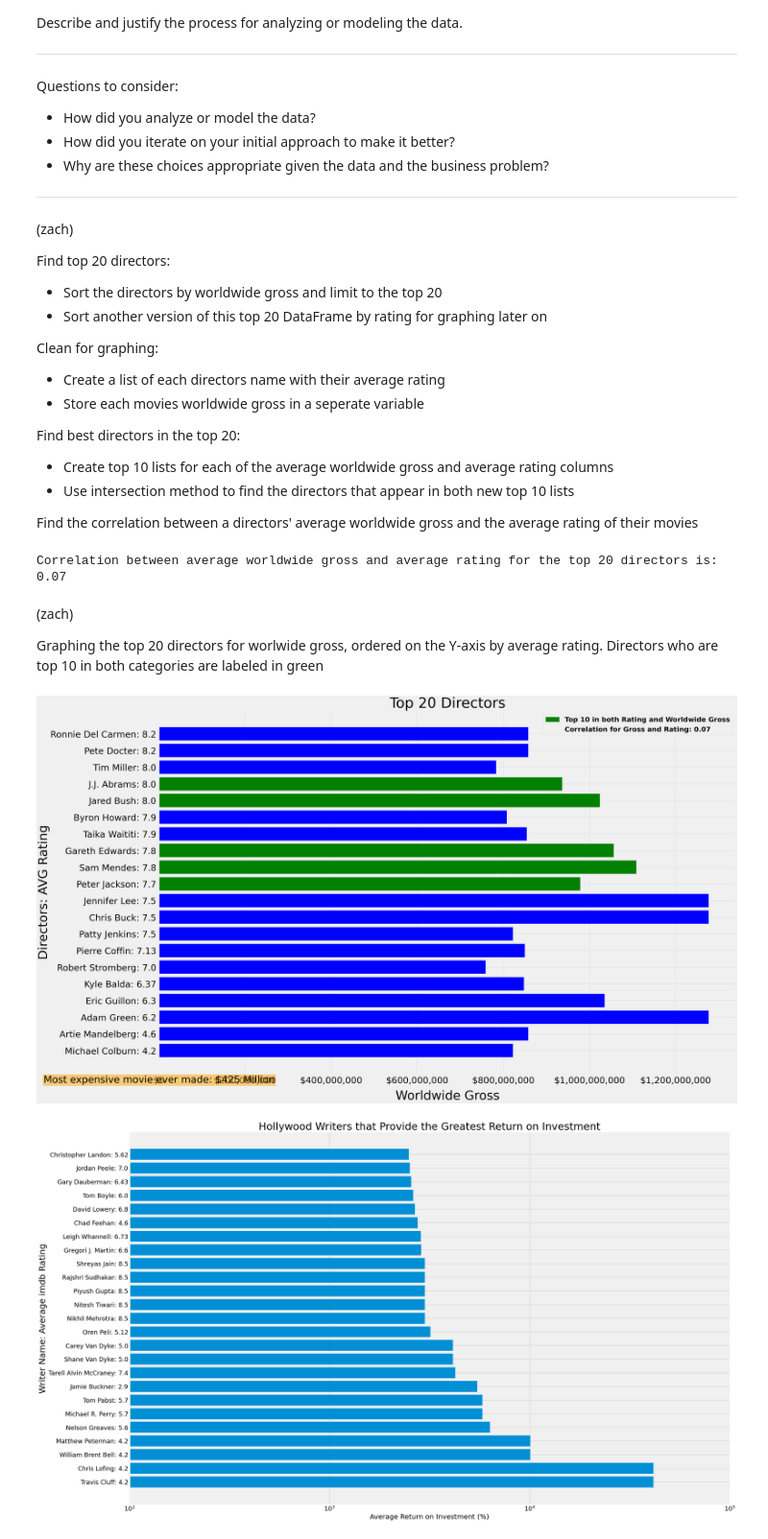
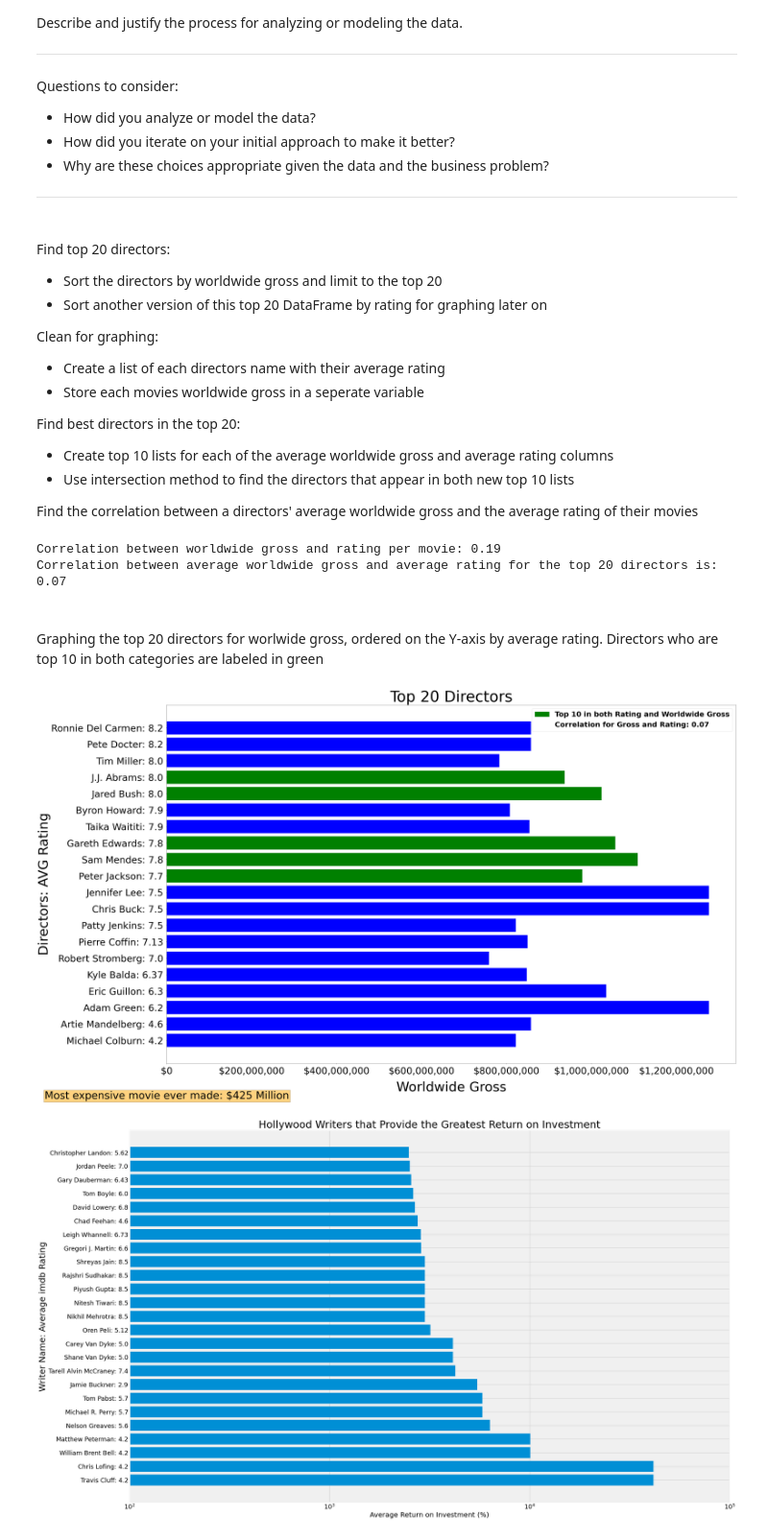
Before and after one commit to zach-hanly/microsoft_movie_project, a Jupyter notebook: master_notebook.ipynb, the cells around one changed output. Shown at 96% size. Cells and saved outputs as stored; diff of their text form; code cells hidden in the pictures.

Commit message:
update master_notebook with extra correlation

```diff
--- a/master_notebook.ipynb
+++ b/master_notebook.ipynb
@@ -160,7 +160,7 @@ Questions to consider:
 # %%
 # Here you run your code to model the data
 # %% [markdown]
-(zach)
+<br>
 
 Find top 20 directors:
 - Sort the directors by worldwide gross and limit to the top 20
@@ -193,10 +193,12 @@ top_grossed = top20_directors.worldwide_gross[:10].index
 top_directors = top_rated.intersection(top_grossed)
 
 # correlation
-corr = round(top20_directors.corr().iloc[0][1], 2)
-print()
-print(f'Correlation between average worldwide gross and average rating for the top 20 directors is: {corr}')
+corr_per_director = round(top20_directors.corr().iloc[0][1], 2)
+corr_per_movie = dropped[['averagerating', 'worldwide_gross']].corr().iloc[0][1].round(2)
+print(f'Correlation between worldwide gross and rating per movie: {corr_per_movie}')
+print(f'Correlation between average worldwide gross and average rating for the top 20 directors is: {corr_per_director}')
 # %% [output]
+Correlation between worldwide gross and rating per movie: 0.19
 Correlation between average worldwide gross and average rating for the top 20 directors is: 0.07
 # %%
 #find top writers based on Return on Investment
@@ -207,7 +209,7 @@ wnames = writers_plot.index
 wratings = writers_plot.averagerating.values.round(2)
 wnames_wrating = [x+': '+str(y) for x,y in zip(wnames,wratings)]
 # %% [markdown]
-(zach)
+<br>
 
 Graphing the top 20 directors for worlwide gross, ordered on the Y-axis by average rating. Directors who are top 10 in both categories are labeled in green
 # %%
@@ -218,35 +220,35 @@ plt.subplots_adjust(left=0.2)
 bin_colors = ['b' if x not in top_directors else 'g' for x in top20_dir_by_rating.index]
 
 # Bar chart
 ax.barh(names_with_rating, gross, color=bin_colors)
 ax.set_title('Top 20 Directors', size=80)
 
 # Y-axis
 ax.set_ylabel('Directors: AVG Rating', size=70)
 ax.set_yticks(list(range(0,20)))
 ax.set_yticklabels(names_with_rating, size=50)
 
 # X-axis
 ax.set_xlabel('Worldwide Gross', size=70)
 ax.xaxis.labelpad = 30
 x_ticks = [0,200000000, 400000000, 600000000, 800000000, 1000000000, 1200000000]
 x_lables = ['$0', '$200,000,000', '$400,000,000', '$600,000,000', \
             '$800,000,000', '$1,000,000,000', '$1,200,000,000']
 ax.set_xticks(x_ticks)
 ax.set_xticklabels(x_lables, size=50)
 ax.tick_params(axis='both', which='major', pad=15)
 
 # Legend
 green_patch = mpatches.Patch(color='green', label='Top 10 in both Rating and Worldwide Gross')
-corr_patch = mpatches.Patch(color='None',label=f'Correlation for Gross and Rating: {corr}')
+corr_patch = mpatches.Patch(color='None',label=f'Correlation for Gross and Rating: {corr_per_director}')
 plt.legend(handles=[green_patch, corr_patch], prop={'size': 38, 'weight': 'bold'}, loc='upper right')
 
 # footnote
 bbox_ = {"facecolor":"orange", "alpha":0.5, "pad":5}
 plt.figtext(0.05, 0.05, "Most expensive movie ever made: $425 Million", ha="left", fontsize=55, bbox=bbox_);
 plt.savefig('top_directors.png')
 # %% [output]
-[figure, old version]
+[figure, new version]
 # %%
 fig2, ax2 = plt.subplots(figsize = (28,20))
 x = wnames_wrating
```
Also changed, not shown: parts of 1 cell of this notebook, 3 other files.
